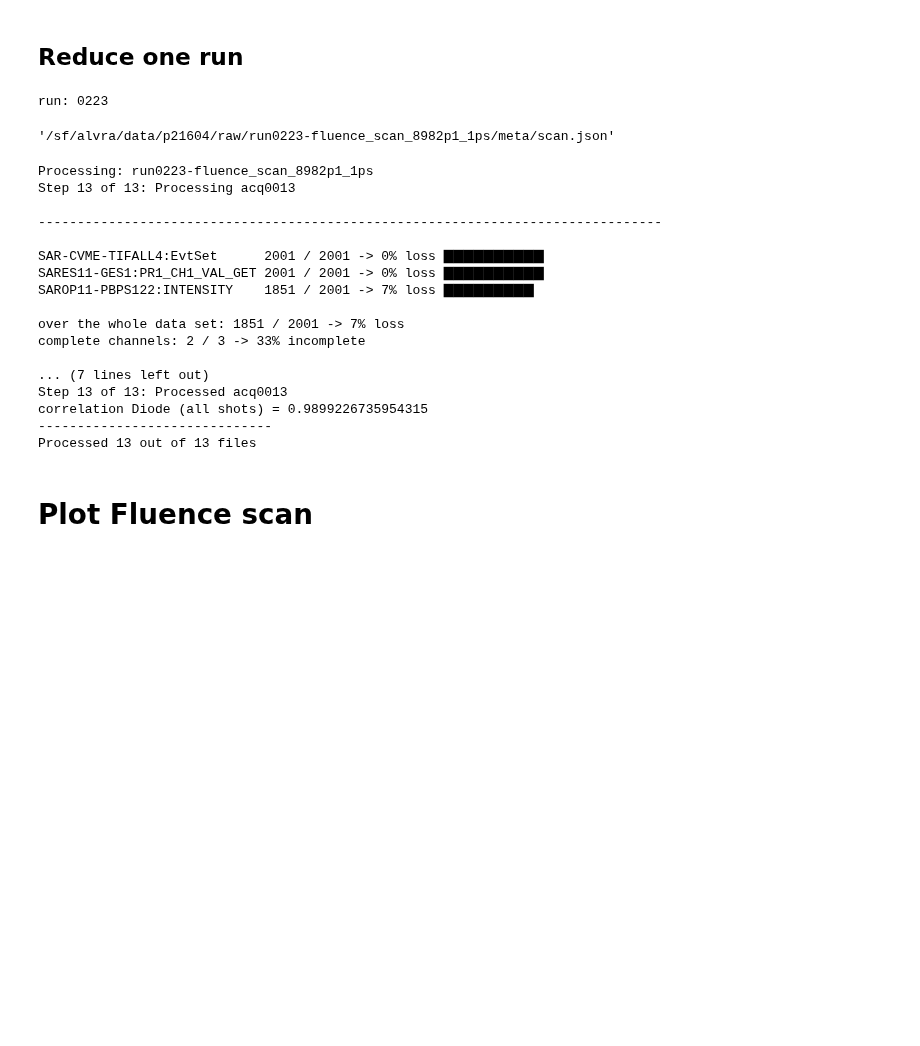
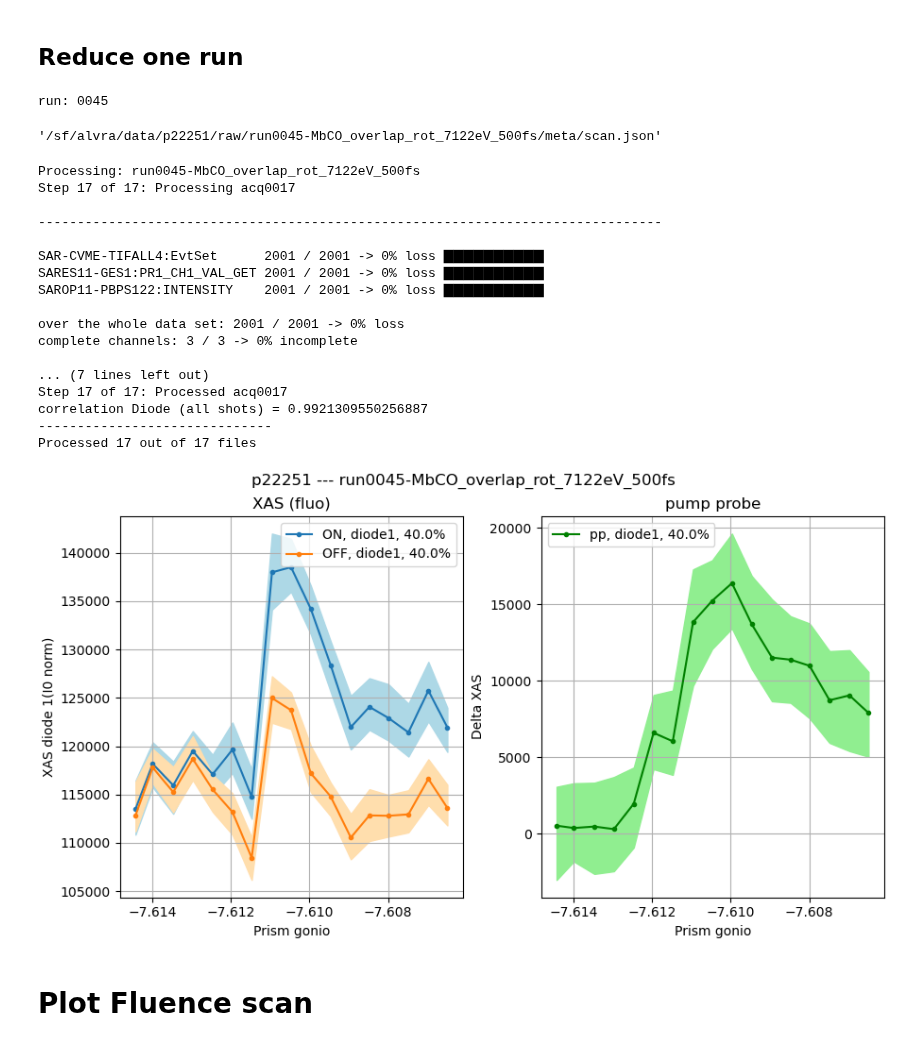
Before and after one commit to paulscherrerinstitute/alvra_beamline_scripts, a Jupyter notebook: Reduce_XANES_fluencescans.ipynb, the cells around one changed output. Cells and saved outputs as stored; diff of their text form; code cells hidden in the pictures; blank space fills up the shorter version.

```diff
--- a/Reduce_XANES_fluencescans.ipynb
+++ b/Reduce_XANES_fluencescans.ipynb
@@ -28,8 +28,8 @@ warnings.filterwarnings('ignore')
 <a id='Reduce_one'></a>
 ## Reduce one run
 # %%
-pgroup='p22197'
-runnumber = 223
+pgroup='p22251'
+runnumber = 48
 print ('run: {:04d}'.format(runnumber))
 
 #############################################################
@@ -39,15 +39,15 @@ titlestring = str( pgroup + ' --- ' +jsonfile.split('/')[-3])
 run_name = jsonfile.split('/')[-3]
 jsonfile
 # %% [output]
-run: 0223
+run: 0045
-'/sf/alvra/data/p21604/raw/run0223-fluence_scan_8982p1_1ps/meta/scan.json'
+'/sf/alvra/data/p22251/raw/run0045-MbCO_overlap_rot_7122eV_500fs/meta/scan.json'
 # %%
-quantile_corr = 0.5
+quantile_corr = 0.7
 
 detector_XAS = channel_diode_1
 detector_Izero = channel_Izero122
 
-reducedir='/sf/alvra/data/{}/work/Reduced_data/Fluencescans/'.format(pgroup)
+reducedir='/sf/alvra/data/{}/work/Reduced_data1/OverlapScan/'.format(pgroup)
 saveflag = True
 #######################################################################################################
 from sfdata import SFScanInfo
@@ -55,7 +55,7 @@ from sfdata import SFScanInfo
 scan = SFScanInfo(jsonfile)
 scan = remove_JF_from_scan(scan)
 
-(DataDiode_pump, DataDiode_unpump, Pump_probe_Diode, Izero_pump, Izero_unpump, correlation, waveplate, goodshots) = \
+(DataDiode_pump, DataDiode_unpump, Pump_probe_Diode, Izero_pump, Izero_unpump, correlation, prism_rot, goodshots) = \
 XAS_scanPP_1diode_noTT(scan, detector_XAS, detector_Izero, quantile_corr)
 
 if saveflag:
@@ -69,23 +69,68 @@ globals().update(data)
 #except:
 #    print ('==> json file not yet ready!! <==')
 # %% [output]
-Processing: run0223-fluence_scan_8982p1_1ps
-Step 13 of 13: Processing acq0013
+Processing: run0045-MbCO_overlap_rot_7122eV_500fs
+Step 17 of 17: Processing acq0017
 
 --------------------------------------------------------------------------------
 
 SAR-CVME-TIFALL4:EvtSet      2001 / 2001 -> 0% loss ▇▇▇▇▇▇▇▇▇▇
 SARES11-GES1:PR1_CH1_VAL_GET 2001 / 2001 -> 0% loss ▇▇▇▇▇▇▇▇▇▇
-SAROP11-PBPS122:INTENSITY    1851 / 2001 -> 7% loss ▇▇▇▇▇▇▇▇▇
+SAROP11-PBPS122:INTENSITY    2001 / 2001 -> 0% loss ▇▇▇▇▇▇▇▇▇▇
 
-over the whole data set: 1851 / 2001 -> 7% loss
-complete channels: 2 / 3 -> 33% incomplete
+over the whole data set: 2001 / 2001 -> 0% loss
+complete channels: 3 / 3 -> 0% incomplete
 
 ... (7 lines left out)
-Step 13 of 13: Processed acq0013
-correlation Diode (all shots) = 0.9899226735954315
+Step 17 of 17: Processed acq0017
+correlation Diode (all shots) = 0.9921309550256887
 ------------------------------
-Processed 13 out of 13 files
+Processed 17 out of 17 files
+# %%
+fig, (ax1, ax2) = plt.subplots(1, 2, figsize=(9, 5), constrained_layout=True)
+plt.suptitle(titlestring, fontsize = 12)
+
+XAS_pump = DataDiode_pump[:,0]
+err_low_pump = DataDiode_pump[:,1]
+err_high_pump = DataDiode_pump[:,2]
+XAS_unpump = DataDiode_unpump[:,0]
+err_low_unpump = DataDiode_unpump[:,1]
+err_high_unpump = DataDiode_unpump[:,2]
+XAS_pump_probe = Pump_probe_Diode[:,0]
+err_low_pump_probe = Pump_probe_Diode[:,1]
+err_high_pump_probe = Pump_probe_Diode[:,2]
+
+ax1.plot(prism_rot, XAS_pump, label='ON, diode1, {}%'.format(quantile_corr*100),marker='.')
+ax1.fill_between(prism_rot, err_low_pump, err_high_pump, color='lightblue')
+
+ax1.plot(prism_rot, XAS_unpump, label='OFF, diode1, {}%'.format(quantile_corr*100),marker='.')
+ax1.fill_between(prism_rot, err_low_unpump, err_high_unpump, color='navajowhite')
+
+ax1.set_xlabel("Prism gonio")
+#ax1.set_xlabel("Fluence (mJ/cm2)")
+ax1.set_ylabel ("XAS diode 1(I0 norm)")
+ax1.set_title('XAS (fluo)')
+ax1.legend(loc="best")
+ax1.grid()
+
+ax2.plot(prism_rot, XAS_pump_probe, label='pp, diode1, {}%'.format(quantile_corr*100),marker='.', color = 'g')
+ax2.fill_between(prism_rot, err_low_pump_probe, err_high_pump_probe, color='lightgreen')
+#ax2.axes.errorbar(intensity, XAS_pump_probe, (XAS_pump_probe-err_low_pump_probe), (err_high_pump_probe-XAS_pump_probe),
+            # lw=1,color='green', markersize=0,capsize=3,capthick=1,
+            #      ecolor='green',elinewidth=1)
+
+#ax2.set_xscale('log')
+
+ax2.set_xlabel("Prism gonio")
+#ax2.set_xlabel("Fluence (mJ/cm2)")
+ax2.set_ylabel ("Delta XAS")
+ax2.set_title('pump probe')
+ax2.legend(loc="best")
+ax2.grid()
+
+plt.show()
+# %% [output]
+[figure, added]
 # %%
 #[2.40744133e+02 1.67279498e-01 4.07745686e+01]
 #waveplate2 = 0.12612736 + 66.03399024*(np.cos(np.pi/180.*(waveplate - 60.29428308)))**2
```
Also changed, not shown: parts of 1 cell of this notebook, 9 other files.
